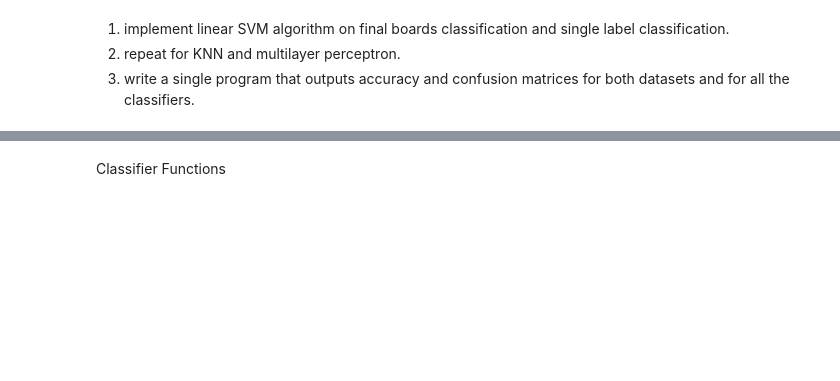
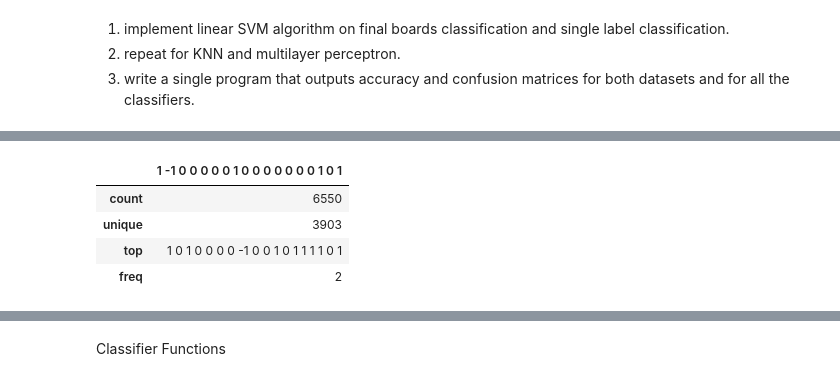
Before and after one commit to abdulhakim233/Tic-Tac-Toe, a Jupyter notebook: train.ipynb, the cells around one changed output, grey strips where cells are left out. Saved outputs shown, nothing was run; the diff lists cells and outputs as text; code cells hidden in the pictures; blank space fills up the shorter version.

```diff
--- a/train.ipynb
+++ b/train.ipynb
@@ -13,0 +21,2 @@ single_txt_path = "./datasets/tictac_single.txt"
+# %%
+df2 = pd.read_csv("./datasets/tictac_multi.txt")
@@ -13,0 +65,8 @@ single_txt_path = "./datasets/tictac_single.txt"
+# %%
+df2.describe(include='object')
+# %% [output]
+|  | 1 -1 0 0 0 0 0 1 0 0 0 0 0 0 0 1 0 1 |
+| count | 6550 |
+| unique | 3903 |
+| top | 1 0 1 0 0 0 0 -1 0 0 1 0 1 1 1 1 0 1 |
+| freq | 2 |
```
Also changed, not shown: parts of 31 cells of this notebook, 9 other files.
